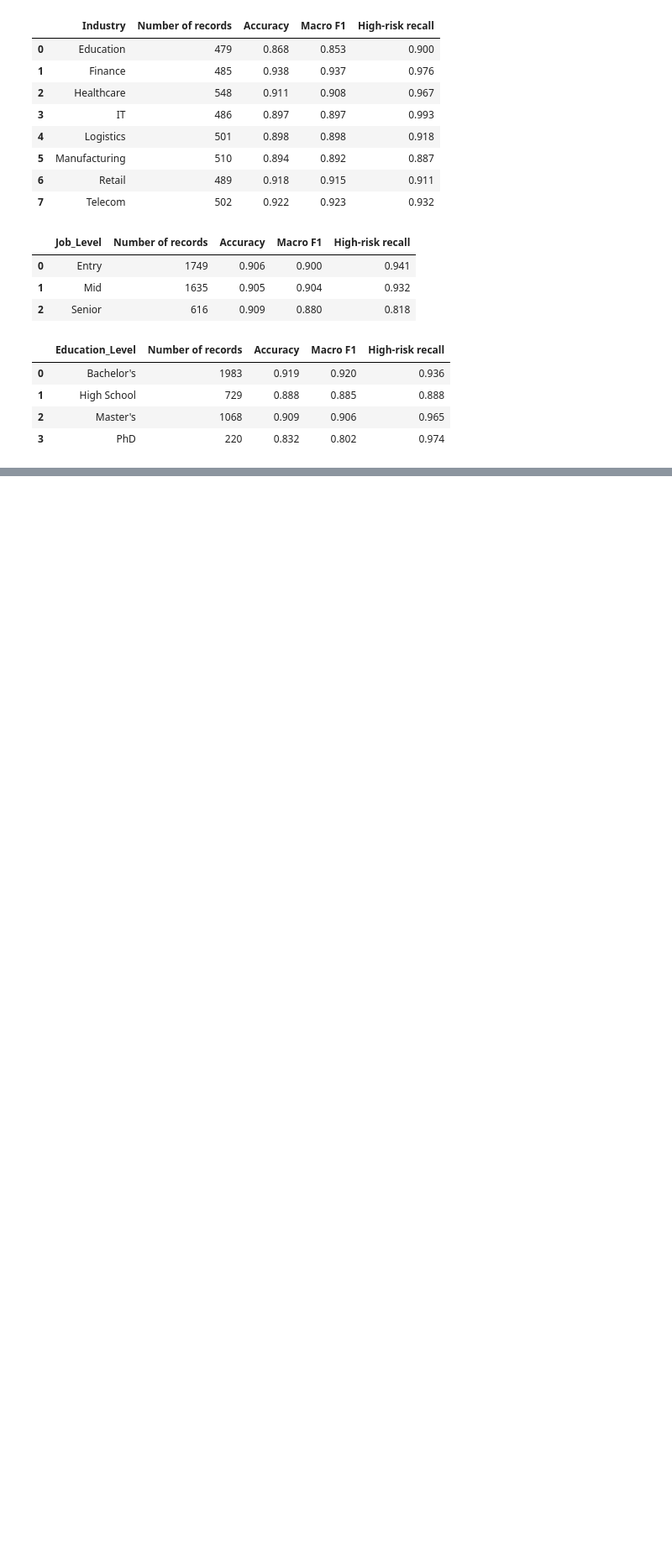
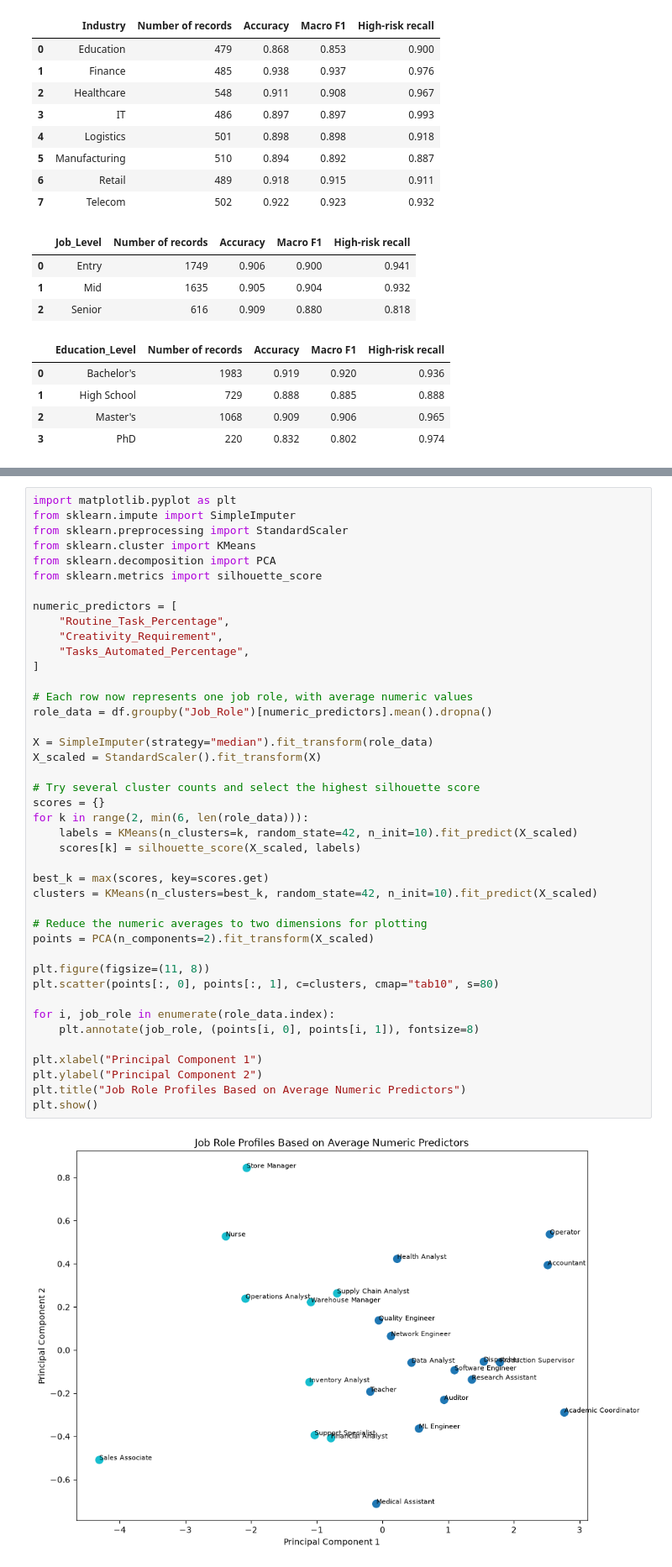
Before and after one commit to Makster04/DATS6103_PROJECT, a Jupyter notebook: RandomForest-2.ipynb, the cells around one changed output, grey strips where cells are left out. Shown at 84% size. Cells and saved outputs as stored; diff of their text form; blank space fills up the shorter version.

```diff
--- a/RandomForest-2.ipynb
+++ b/RandomForest-2.ipynb
@@ -1000,0 +1088,44 @@ display(compare_groups(results, "Education_Level"))
+# %%
+import matplotlib.pyplot as plt
+from sklearn.impute import SimpleImputer
+from sklearn.preprocessing import StandardScaler
+from sklearn.cluster import KMeans
+from sklearn.decomposition import PCA
+from sklearn.metrics import silhouette_score
+
+numeric_predictors = [
+    "Routine_Task_Percentage",
+    "Creativity_Requirement",
+    "Tasks_Automated_Percentage",
+]
+
+# Each row now represents one job role, with average numeric values
+role_data = df.groupby("Job_Role")[numeric_predictors].mean().dropna()
+
+X = SimpleImputer(strategy="median").fit_transform(role_data)
+X_scaled = StandardScaler().fit_transform(X)
+
+# Try several cluster counts and select the highest silhouette score
+scores = {}
+for k in range(2, min(6, len(role_data))):
+    labels = KMeans(n_clusters=k, random_state=42, n_init=10).fit_predict(X_scaled)
+    scores[k] = silhouette_score(X_scaled, labels)
+
+best_k = max(scores, key=scores.get)
+clusters = KMeans(n_clusters=best_k, random_state=42, n_init=10).fit_predict(X_scaled)
+
+# Reduce the numeric averages to two dimensions for plotting
+points = PCA(n_components=2).fit_transform(X_scaled)
+
+plt.figure(figsize=(11, 8))
+plt.scatter(points[:, 0], points[:, 1], c=clusters, cmap="tab10", s=80)
+
+for i, job_role in enumerate(role_data.index):
+    plt.annotate(job_role, (points[i, 0], points[i, 1]), fontsize=8)
+
+plt.xlabel("Principal Component 1")
+plt.ylabel("Principal Component 2")
+plt.title("Job Role Profiles Based on Average Numeric Predictors")
+plt.show()
+# %% [output]
+[figure, added]
```
Also changed, not shown: parts of 3 cells of this notebook, 1 other file.
